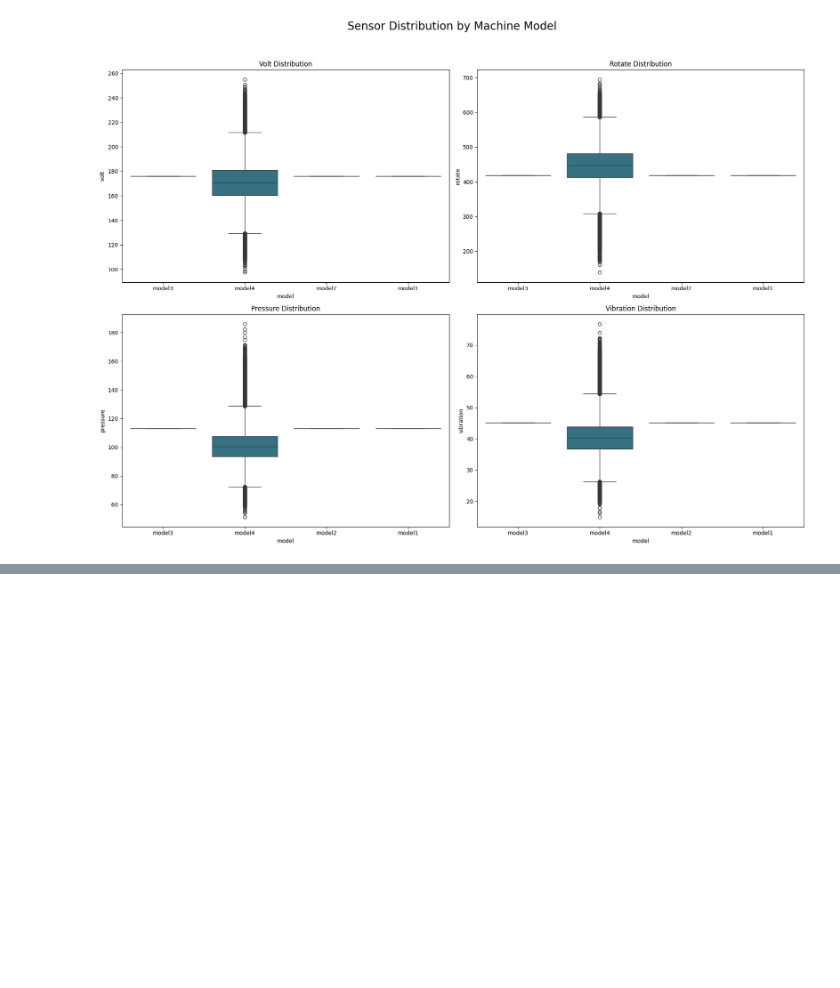
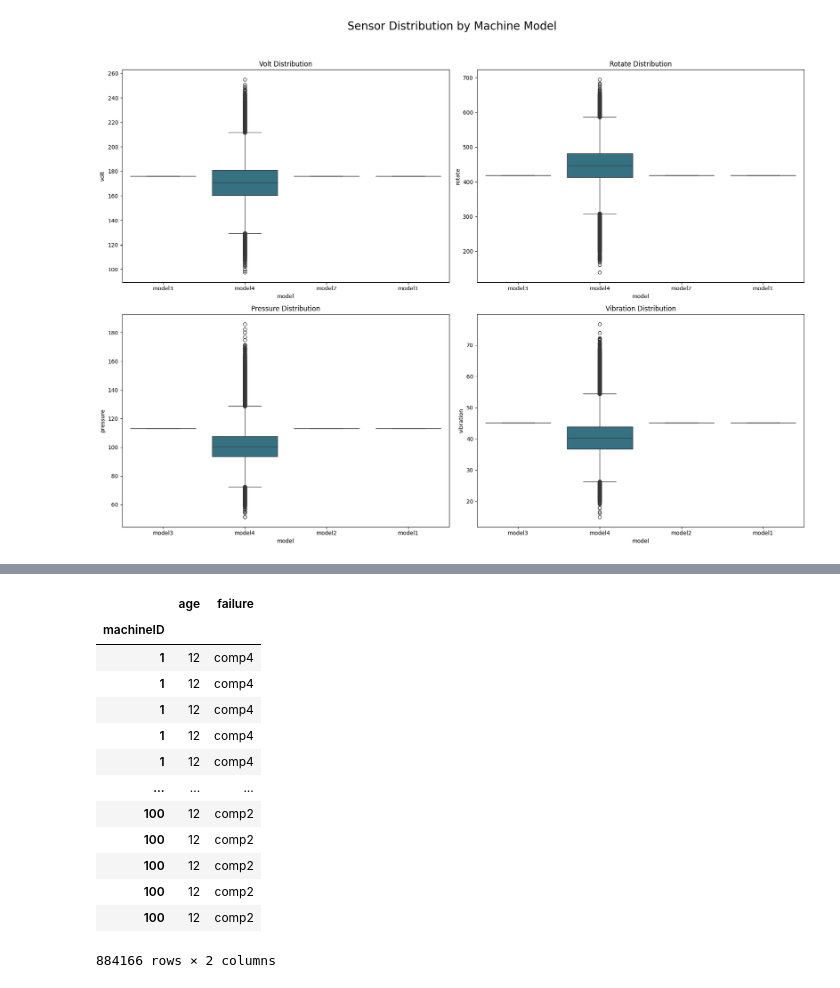
Before and after one commit to Brian342/RedBull_SensorSync, a Jupyter notebook: SensorSync.ipynb, the cells around one changed output, grey strips where cells are left out. Saved outputs shown, nothing was run; the diff lists cells and outputs as text; code cells hidden in the pictures; blank space fills up the shorter version.

```diff
--- a/SensorSync.ipynb
+++ b/SensorSync.ipynb
@@ -377,0 +394,17 @@ The annual growth rate of trees in the Amazon forest is 2.5%.
+# %%
+combine_copy[['age', 'failure']].unique
+# %% [output]
+|  | age | failure |
+| machineID |  |  |
+| 1 | 12 | comp4 |
+| 1 | 12 | comp4 |
+| 1 | 12 | comp4 |
+| 1 | 12 | comp4 |
+| 1 | 12 | comp4 |
+| ... | ... | ... |
+| 100 | 12 | comp2 |
+| 100 | 12 | comp2 |
+| 100 | 12 | comp2 |
+| 100 | 12 | comp2 |
+| 100 | 12 | comp2 |
+884166 rows × 2 columns
```
Also changed, not shown: parts of 4 cells of this notebook.
